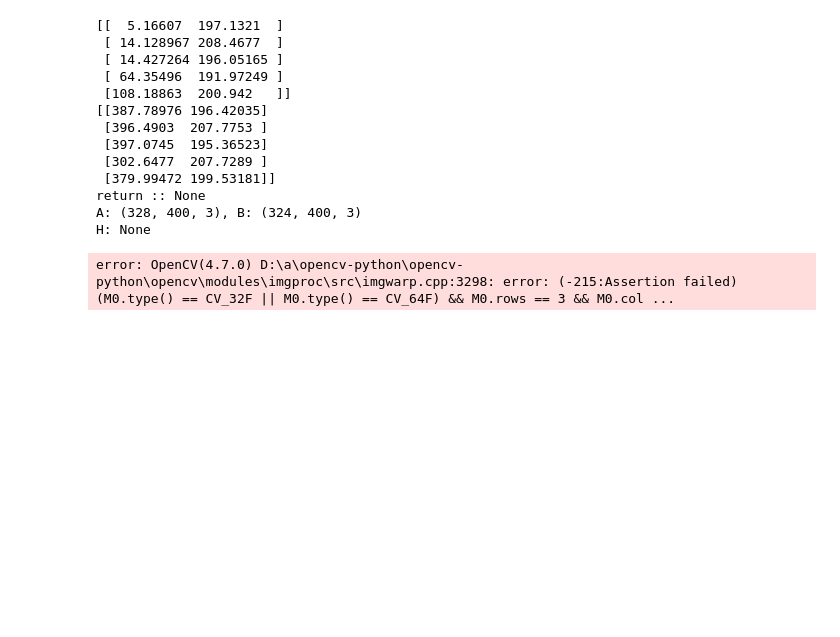
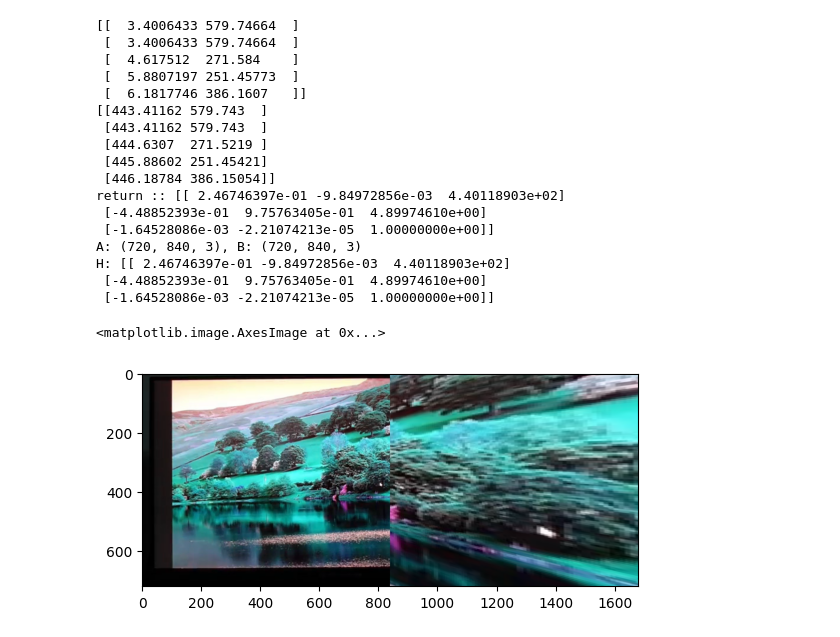
Before and after one commit to mjan2021/Video_Stitching, a Jupyter notebook: stitching.ipynb, the cells around one changed output. Saved outputs shown, nothing was run; the diff lists cells and outputs as text; code cells hidden in the pictures; blank space fills up the shorter version.

```diff
--- a/stitching.ipynb
+++ b/stitching.ipynb
@@ -90,37 +91,54 @@ class Stitcher:
         vis[0:hB, wA:] = imageB    # loop over the matches
         for ((trainIdx, queryIdx), s) in zip(matches, status):
             # only process the match if the keypoint was successfully matched
-           if s == 1:
-               # draw the match
-               ptsA = (int(kpsA[queryIdx][0]), int(kpsA[queryIdx][1]))
-               ptsB = (int(kpsB[trainIdx][0]) + wA, int(kpsB[trainIdx][1]))
-               cv2.line(vis, ptA, ptB, (0, 255, 0), 1)
+            if s == 1:
+                # draw the match
+                ptsA = (int(kpsA[queryIdx].pt[0]), int(kpsA[queryIdx].pt[1]))
+                ptsB = (int(kpsB[trainIdx].pt[0]) + wA, int(kpsB[trainIdx].pt[1]))
+                cv2.line(vis, ptsA, ptsB, (0, 255, 0), 1)
         return vis
 # %%
+import matplotlib.pyplot as plt
+img = cv2.imread('./imgScene.jpg')
+# imageA = cv2.imread('img1.jpg')
+# imageB = cv2.imread('img2.jpg')
+imageA = img[:,0:int(img.shape[1]/2)+200]
+# plt.imshow(left)
 
-imageA = cv2.imread('img1.jpg')
-imageB = cv2.imread('img2.jpg')
-imageA = imutils.resize(imageA, width=400)
-imageB = imutils.resize(imageB, width=400)# stitch the images together to create a panorama
+imageB = img[:,int(img.shape[1]/2)-200:]
+# plt.imshow(right)
+
+
+# imageA = imutils.resize(imageA, width=400)
+# imageB = imutils.resize(imageB, width=400)# stitch the images together to create a panorama
 stitcher = Stitcher()
+# (result, vis) = stitcher.stitch([imageA, imageB], showMatches=True)# show the images
 (result, vis) = stitcher.stitch([imageA, imageB], showMatches=True)# show the images
-cv2.imshow('Image A', imageA)
-cv2.imshow('Image B', imageB)
-cv2.imshow('Keypoint Matches', vis)
-cv2.imshow('Result', result)
-cv2.waitKey(0)
 # %% [output]
-[[  5.16607  197.1321  ]
- [ 14.128967 208.4677  ]
- [ 14.427264 196.05165 ]
- [ 64.35496  191.97249 ]
- [108.18863  200.942   ]]
-[[387.78976 196.42035]
- [396.4903  207.7753 ]
- [397.0745  195.36523]
- [302.6477  207.7289 ]
- [379.99472 199.53181]]
-return :: None
-A: (328, 400, 3), B: (324, 400, 3)
-H: None
+[[  3.4006433 579.74664  ]
+ [  3.4006433 579.74664  ]
+ [  4.617512  271.584    ]
+ [  5.8807197 251.45773  ]
+ [  6.1817746 386.1607   ]]
+[[443.41162 579.743  ]
+ [443.41162 579.743  ]
+ [444.6307  271.5219 ]
+ [445.88602 251.45421]
+ [446.18784 386.15054]]
+return :: [[ 2.46746397e-01 -9.84972856e-03  4.40118903e+02]
+ [-4.48852393e-01  9.75763405e-01  4.89974610e+00]
+ [-1.64528086e-03 -2.21074213e-05  1.00000000e+00]]
+A: (720, 840, 3), B: (720, 840, 3)
+H: [[ 2.46746397e-01 -9.84972856e-03  4.40118903e+02]
+ [-4.48852393e-01  9.75763405e-01  4.89974610e+00]
+ [-1.64528086e-03 -2.21074213e-05  1.00000000e+00]]
-error: OpenCV(4.7.0) D:\a\opencv-python\opencv-python\opencv\modules\imgproc\src\imgwarp.cpp:3298: error: (-215:Assertion failed) (M0.type() == CV_32F || M0.type() == CV_64F) && M0.rows == 3 && M0.col ...
+# %%
+
+# cv2.imshow('Image A', imageA)
+# cv2.imshow('Image B', imageB)
+# cv2.imshow('Keypoint Matches', vis)
+# cv2.imshow('Result', result)
+plt.imshow(result)
+# %% [output]
+<matplotlib.image.AxesImage at 0x...>
+[figure, added]
```
Also changed, not shown: parts of 3 cells of this notebook, 9 other files.
